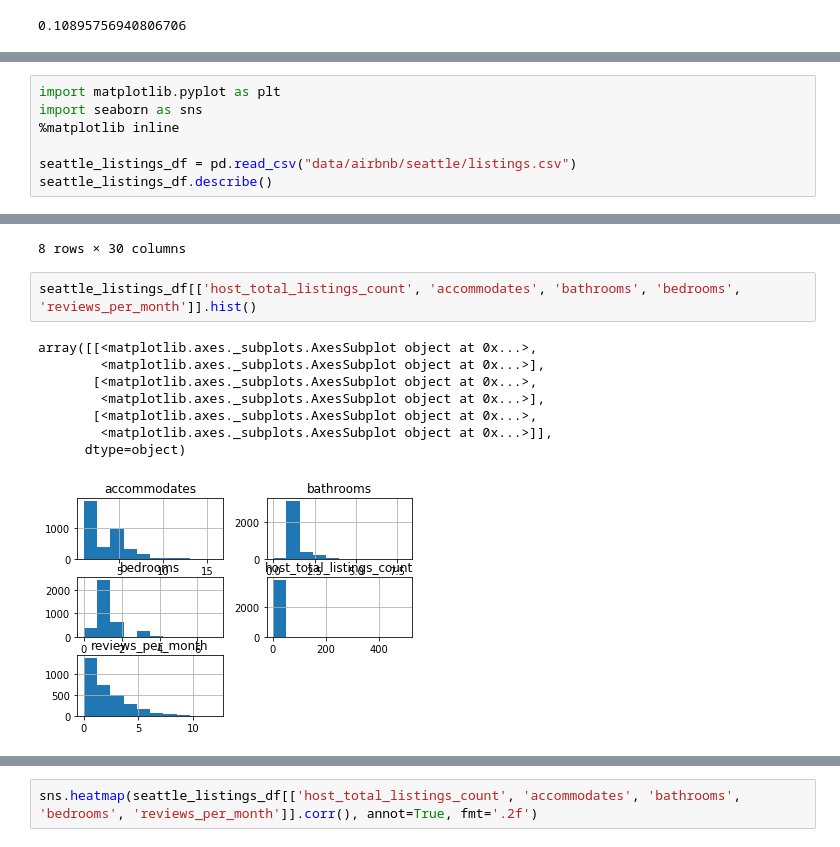
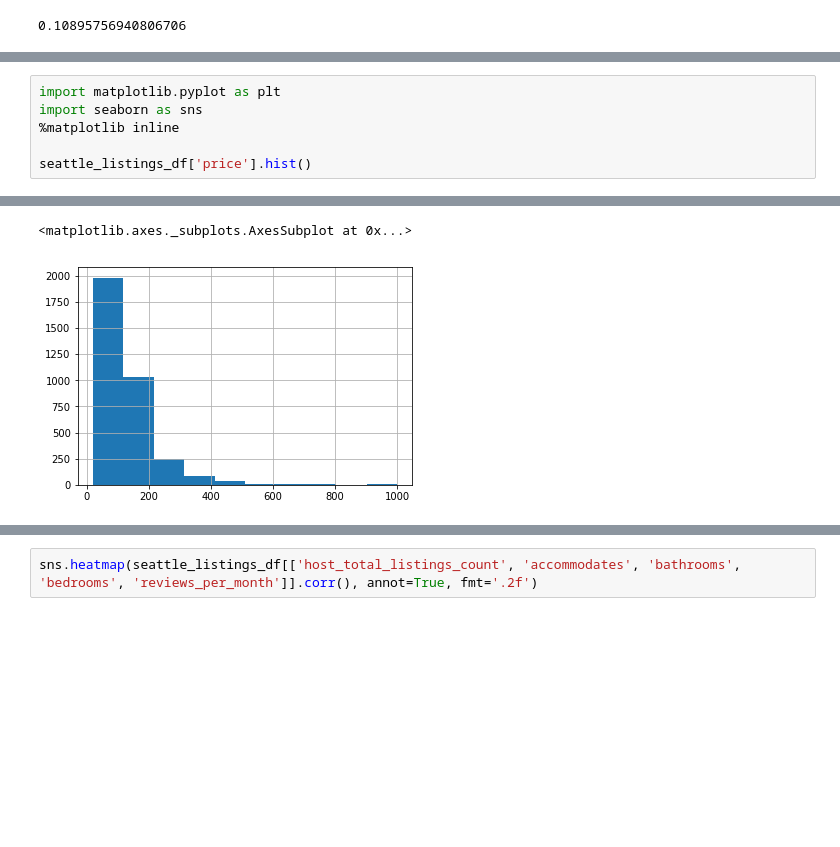
Before and after one commit to claudehotline/write_a_data_science_blog, a Jupyter notebook: Airbnb Seattle dataset.ipynb, the cells around one changed output, grey strips where cells are left out. Drawn from its saved outputs; the diff is of its cells as text; blank space fills up the shorter version.

```diff
--- a/Airbnb Seattle dataset.ipynb
+++ b/Airbnb Seattle dataset.ipynb
@@ -152,6 +116,5 @@ import matplotlib.pyplot as plt
 import seaborn as sns
 %matplotlib inline
 
-seattle_listings_df = pd.read_csv("data/airbnb/seattle/listings.csv")
-seattle_listings_df.describe()
+seattle_listings_df['price'].hist()
 # %% [output]
@@ -167,12 +121,2 @@ seattle_listings_df.describe()
-8 rows × 30 columns
+<matplotlib.axes._subplots.AxesSubplot at 0x...>
+[figure, added]
-# %%
-seattle_listings_df[['host_total_listings_count', 'accommodates', 'bathrooms', 'bedrooms', 'reviews_per_month']].hist()
-# %% [output]
-array([[<matplotlib.axes._subplots.AxesSubplot object at 0x...>,
-        <matplotlib.axes._subplots.AxesSubplot object at 0x...>],
-       [<matplotlib.axes._subplots.AxesSubplot object at 0x...>,
-        <matplotlib.axes._subplots.AxesSubplot object at 0x...>],
-       [<matplotlib.axes._subplots.AxesSubplot object at 0x...>,
-        <matplotlib.axes._subplots.AxesSubplot object at 0x...>]],
-      dtype=object)
-[figure, removed]
```
Also changed, not shown: parts of 19 cells of this notebook.
